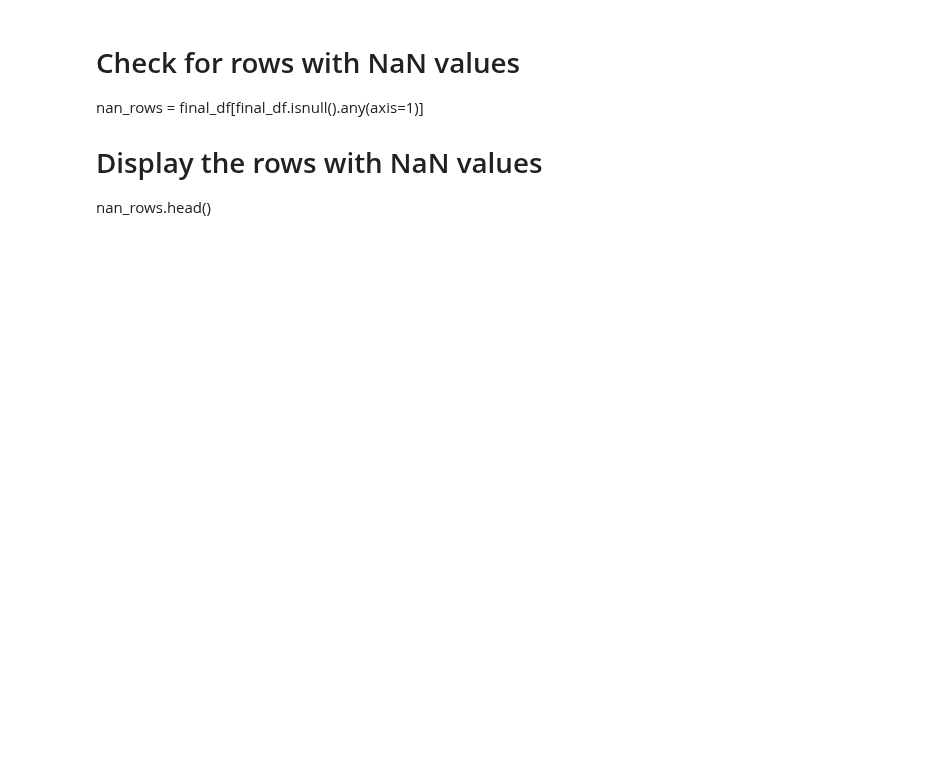
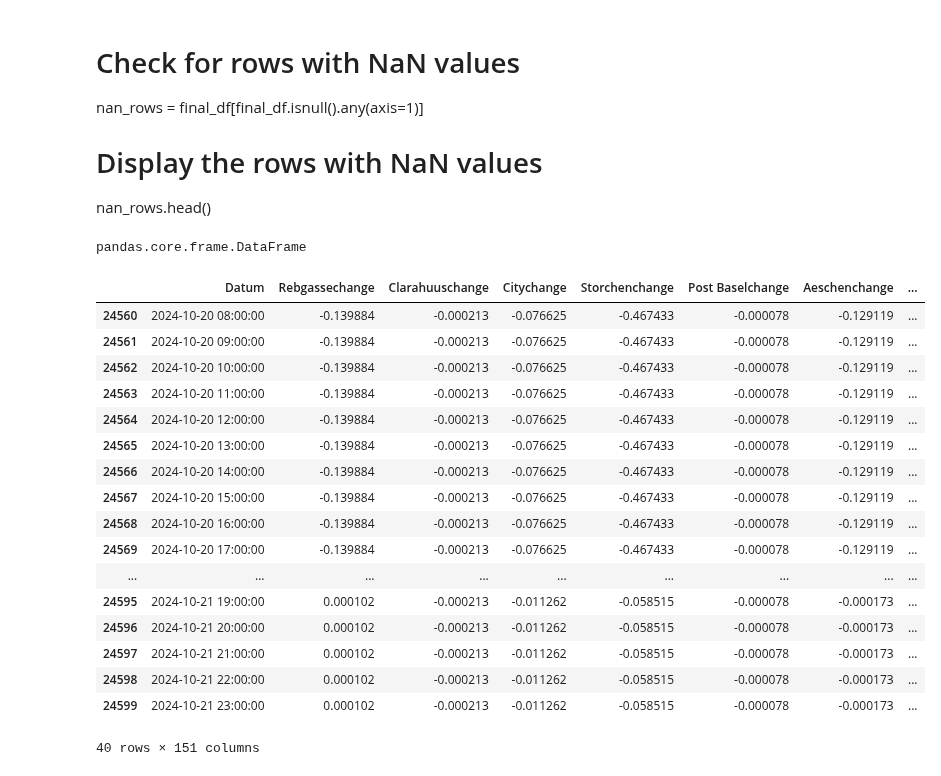
Before and after one commit to joejoejoejor/Its-Wekk, a Jupyter notebook: 4 - Data/1 - Max/Max_merge.ipynb, the cells around one changed output. Drawn from its saved outputs; the diff is of its cells as text; code cells hidden in the pictures; blank space fills up the shorter version.

```diff
--- a/4 - Data/1 - Max/Max_merge.ipynb
+++ b/4 - Data/1 - Max/Max_merge.ipynb
@@ -208,8 +228,40 @@ nan_rows = final_df[final_df.isnull().any(axis=1)]
 
 # Display the rows with NaN values
 nan_rows.head()
+# %%
+type(final_df[["Datum"]])
+# %% [output]
+pandas.core.frame.DataFrame
 # %%
 final_df.to_csv("../Working_DataFrame.csv", index=False)
+# %%
+
+#final_df.tail(40)
+final_df['Datum'].dtype
+import numpy as np
+
+cutoff = np.datetime64('2024-11-20 10:00:00')
+final_df = final_df[final_df['Datum'] <= cutoff]
+final_df.tail(40)
+# %% [output]
+|  | Datum | Rebgassechange | Clarahuuschange | Citychange | Storchenchange | Post Baselchange | Aeschenchange | ... |
+| 24560 | 2024-10-20 08:00:00 | -0.139884 | -0.000213 | -0.076625 | -0.467433 | -0.000078 | -0.129119 | ... |
+| 24561 | 2024-10-20 09:00:00 | -0.139884 | -0.000213 | -0.076625 | -0.467433 | -0.000078 | -0.129119 | ... |
+| 24562 | 2024-10-20 10:00:00 | -0.139884 | -0.000213 | -0.076625 | -0.467433 | -0.000078 | -0.129119 | ... |
+| 24563 | 2024-10-20 11:00:00 | -0.139884 | -0.000213 | -0.076625 | -0.467433 | -0.000078 | -0.129119 | ... |
+| 24564 | 2024-10-20 12:00:00 | -0.139884 | -0.000213 | -0.076625 | -0.467433 | -0.000078 | -0.129119 | ... |
+| 24565 | 2024-10-20 13:00:00 | -0.139884 | -0.000213 | -0.076625 | -0.467433 | -0.000078 | -0.129119 | ... |
+| 24566 | 2024-10-20 14:00:00 | -0.139884 | -0.000213 | -0.076625 | -0.467433 | -0.000078 | -0.129119 | ... |
+| 24567 | 2024-10-20 15:00:00 | -0.139884 | -0.000213 | -0.076625 | -0.467433 | -0.000078 | -0.129119 | ... |
+| 24568 | 2024-10-20 16:00:00 | -0.139884 | -0.000213 | -0.076625 | -0.467433 | -0.000078 | -0.129119 | ... |
+| 24569 | 2024-10-20 17:00:00 | -0.139884 | -0.000213 | -0.076625 | -0.467433 | -0.000078 | -0.129119 | ... |
+| ... | ... | ... | ... | ... | ... | ... | ... | ... |
+| 24595 | 2024-10-21 19:00:00 | 0.000102 | -0.000213 | -0.011262 | -0.058515 | -0.000078 | -0.000173 | ... |
+| 24596 | 2024-10-21 20:00:00 | 0.000102 | -0.000213 | -0.011262 | -0.058515 | -0.000078 | -0.000173 | ... |
+| 24597 | 2024-10-21 21:00:00 | 0.000102 | -0.000213 | -0.011262 | -0.058515 | -0.000078 | -0.000173 | ... |
+| 24598 | 2024-10-21 22:00:00 | 0.000102 | -0.000213 | -0.011262 | -0.058515 | -0.000078 | -0.000173 | ... |
+| 24599 | 2024-10-21 23:00:00 | 0.000102 | -0.000213 | -0.011262 | -0.058515 | -0.000078 | -0.000173 | ... |
+40 rows × 151 columns
 # %%
 #2 NaN in Stromverbrauch 2022-10-30 01:00:00 & 2023-10-29 01:00:00
 
```
Also changed, not shown: parts of 5 cells of this notebook, 1 other file.
